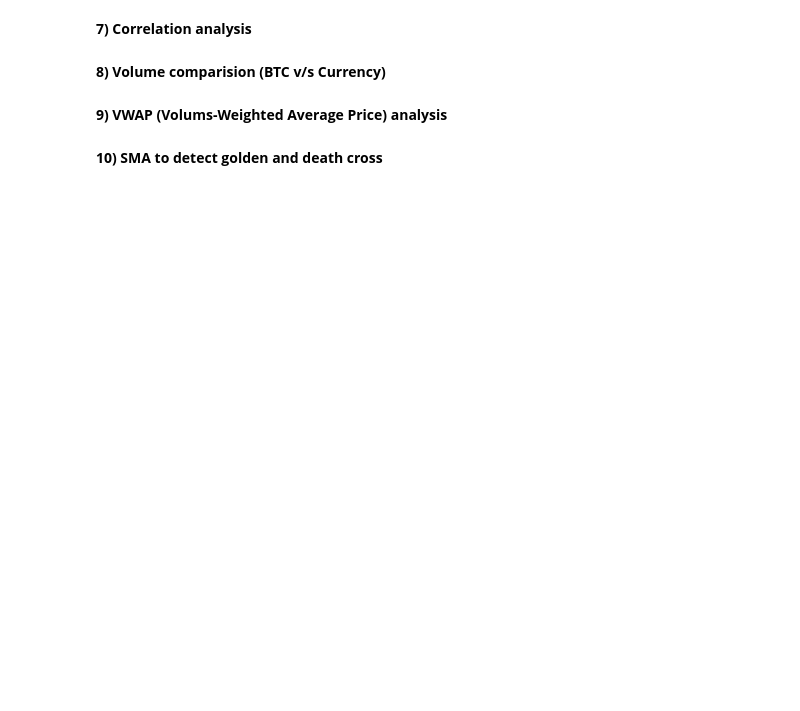
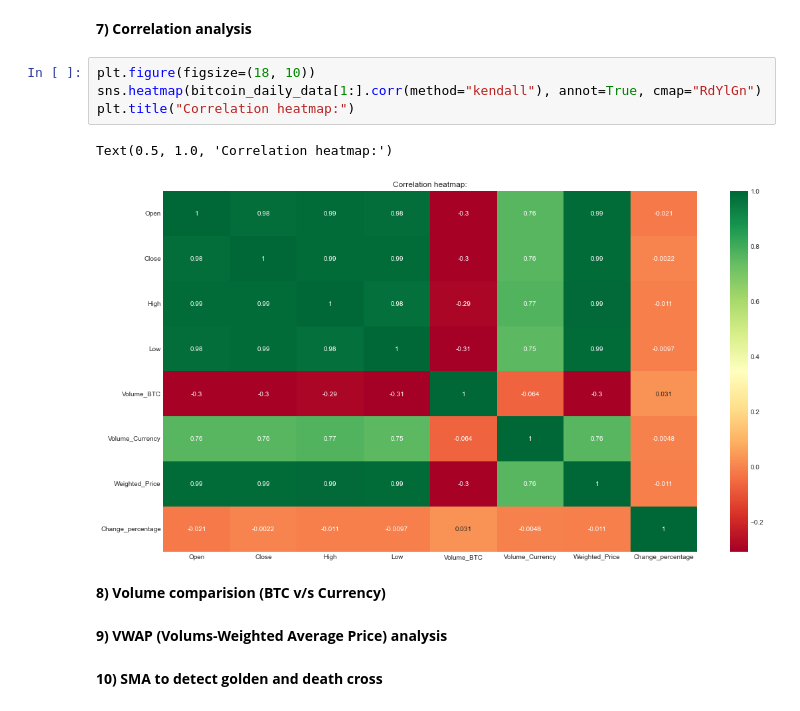
Before and after one commit to AshutoshBhawsar/Cryptocurrency-data-analysis-and-investing-strategies, a Jupyter notebook: code/phase1.ipynb, the cells around one changed output. Cells and saved outputs as stored; diff of their text form; blank space fills up the shorter version.

```diff
--- a/code/phase1.ipynb
+++ b/code/phase1.ipynb
@@ -278,5 +302,12 @@ dtype: float64
 # %% [markdown]
 **7) Correlation analysis**
+# %%
+plt.figure(figsize=(18, 10))
+sns.heatmap(bitcoin_daily_data[1:].corr(method="kendall"), annot=True, cmap="RdYlGn")
+plt.title("Correlation heatmap:")
+# %% [output]
+Text(0.5, 1.0, 'Correlation heatmap:')
+[figure, added]
 # %% [markdown]
 **8) Volume comparision (BTC v/s Currency)**
 # %% [markdown]
```
Also changed, not shown: parts of 9 cells of this notebook.
